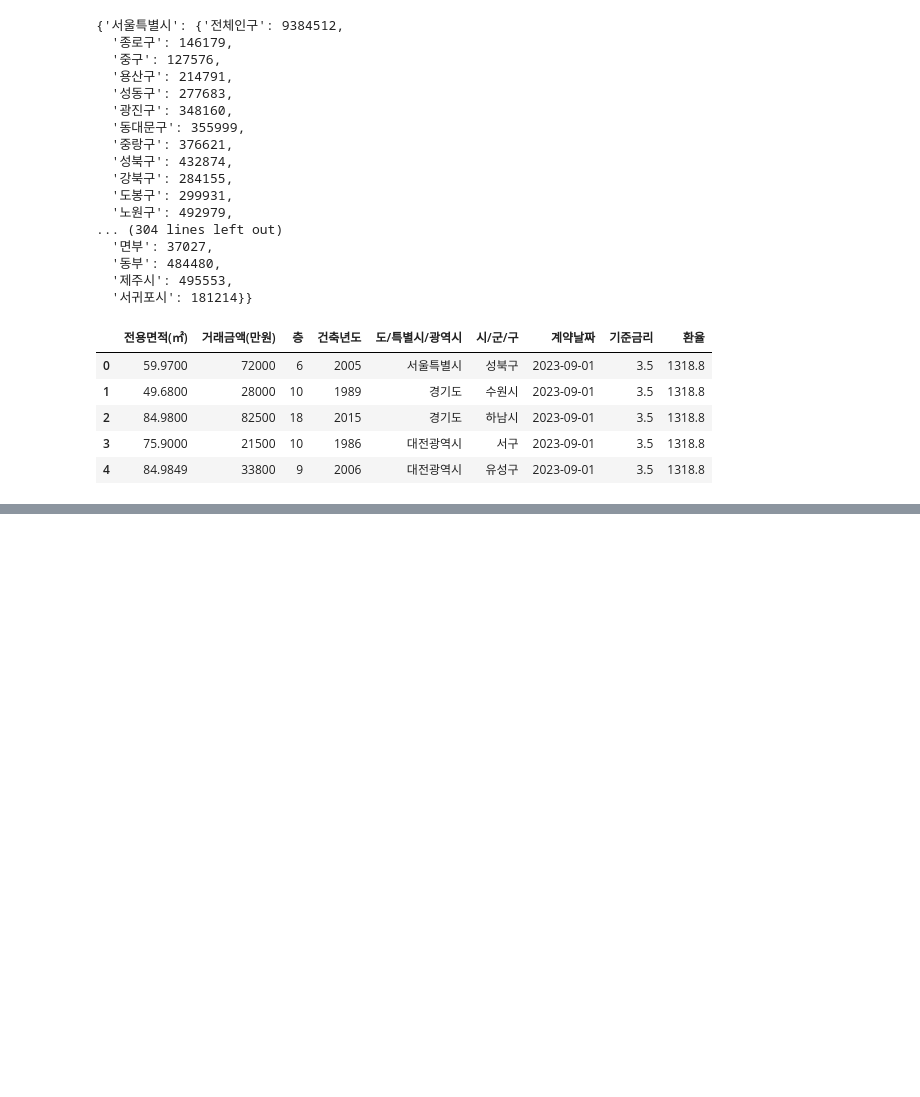
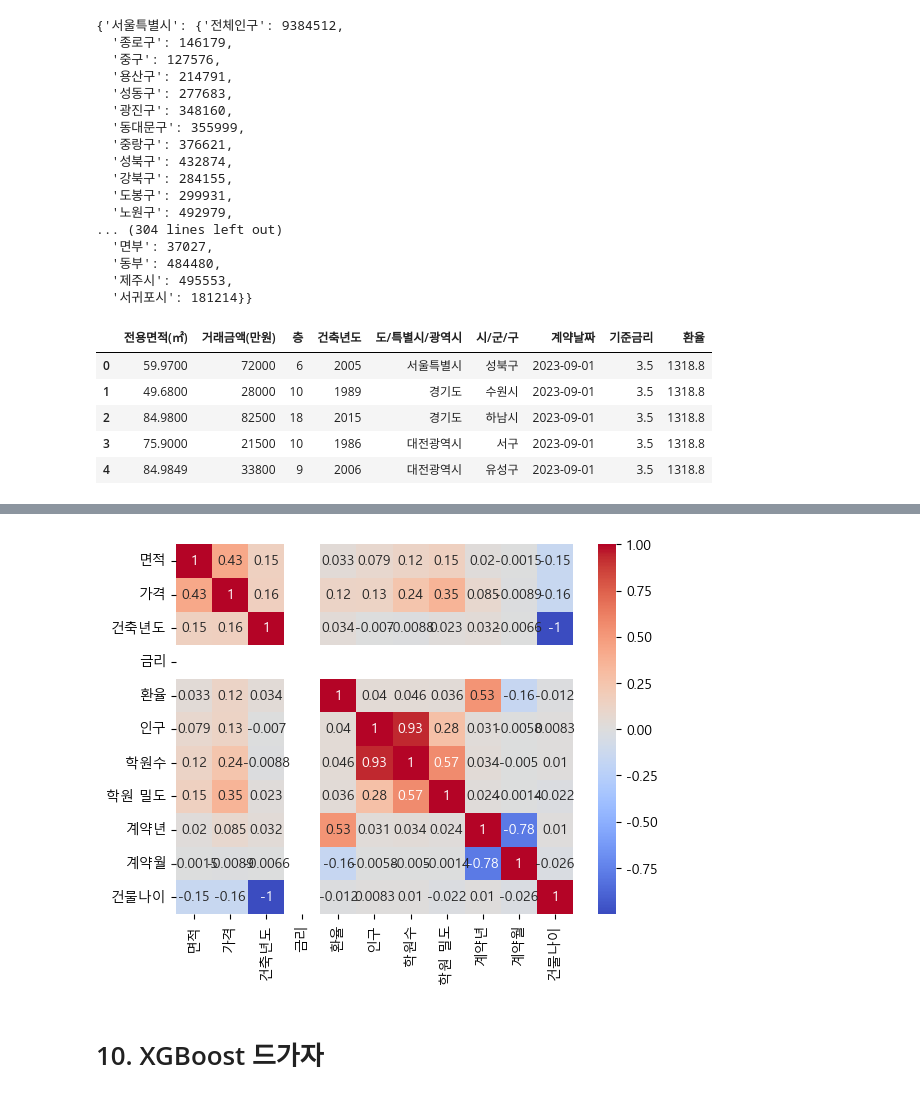
Before and after one commit to PhamPham2S/practice-AI, a Jupyter notebook: House_Pricing/House_Pricing.ipynb, the cells around one changed output, grey strips where cells are left out. Saved outputs shown, nothing was run; the diff lists cells and outputs as text; code cells hidden in the pictures; blank space fills up the shorter version.

Commit message:
0930_before xgboost

```diff
--- a/House_Pricing/House_Pricing.ipynb
+++ b/House_Pricing/House_Pricing.ipynb
@@ -397,0 +600,6 @@ df.head()
+# %%
+# 결측값 확인
+print(final_df.isnull().sum())
+
+# 결측값이 있을 경우 중앙값으로 채우기
+final_df.fillna(final_df.median(), inplace=True)
@@ -397,0 +617,18 @@ df.head()
+# %%
+# 계약날짜를 datetime 형식으로 변환 후 년, 월, 일 분리
+final_df['계약날짜'] = pd.to_datetime(final_df['계약날짜'])
+final_df['계약년'] = final_df['계약날짜'].dt.year
+final_df['계약월'] = final_df['계약날짜'].dt.month
+final_df.drop(columns=['계약날짜'], inplace=True)  # 원래 열 제거
+# %%
+scaler = RobustScaler()
+scaled_columns = ['면적', '가격', '금리', '환율', '인구', '학원수', '학원 밀도']
+final_df[scaled_columns] = scaler.fit_transform(final_df[scaled_columns])
+# %%
+final_df['건물나이'] = final_df['계약년'] - final_df['건축년도']
+# %%
+corr_matrix = final_df.corr()
+sns.heatmap(corr_matrix, annot=True, cmap='coolwarm')
+plt.show()
+# %% [output]
+[figure, added]
@@ -397,0 +637,2 @@ df.head()
+# %% [markdown]
+# 10. XGBoost 드가자
```
Also changed, not shown: parts of 24 cells of this notebook.
